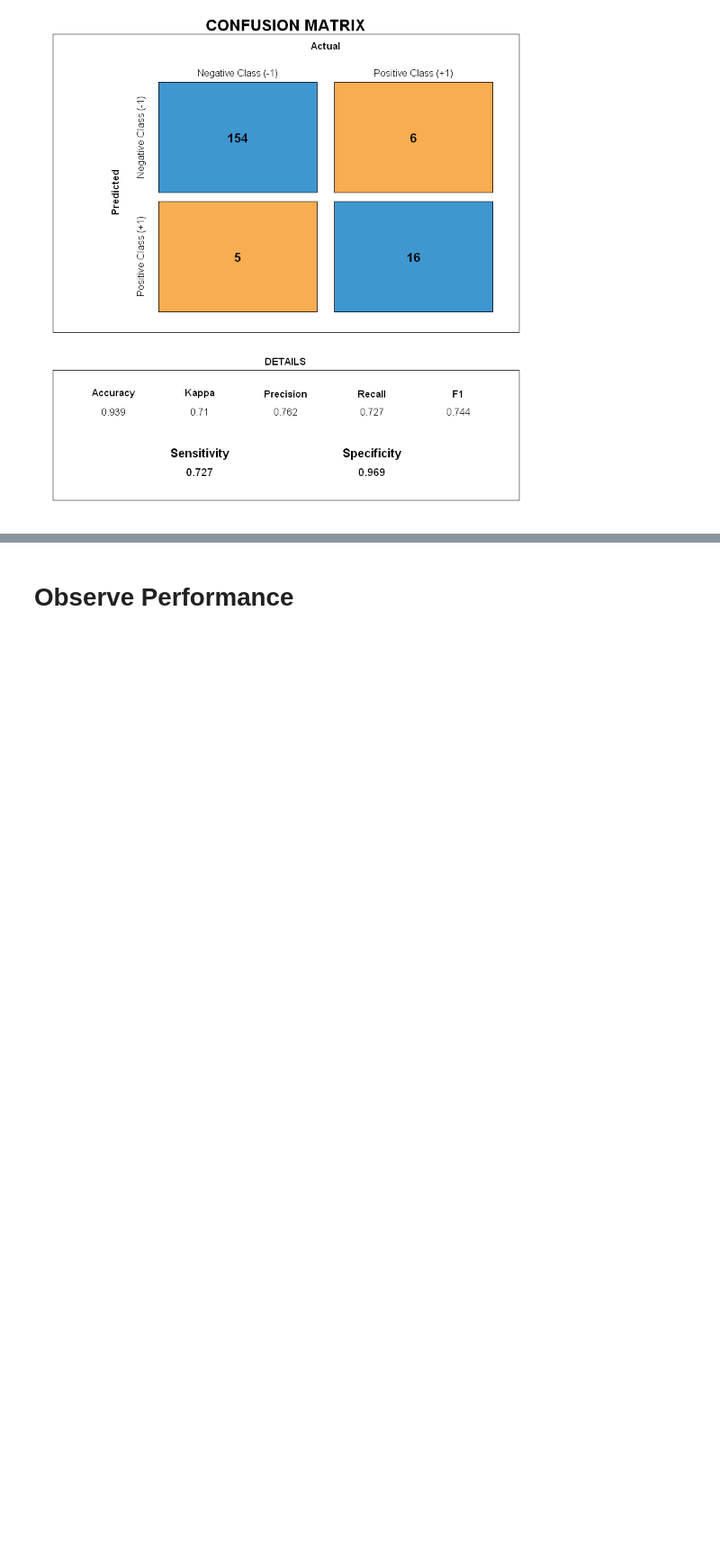
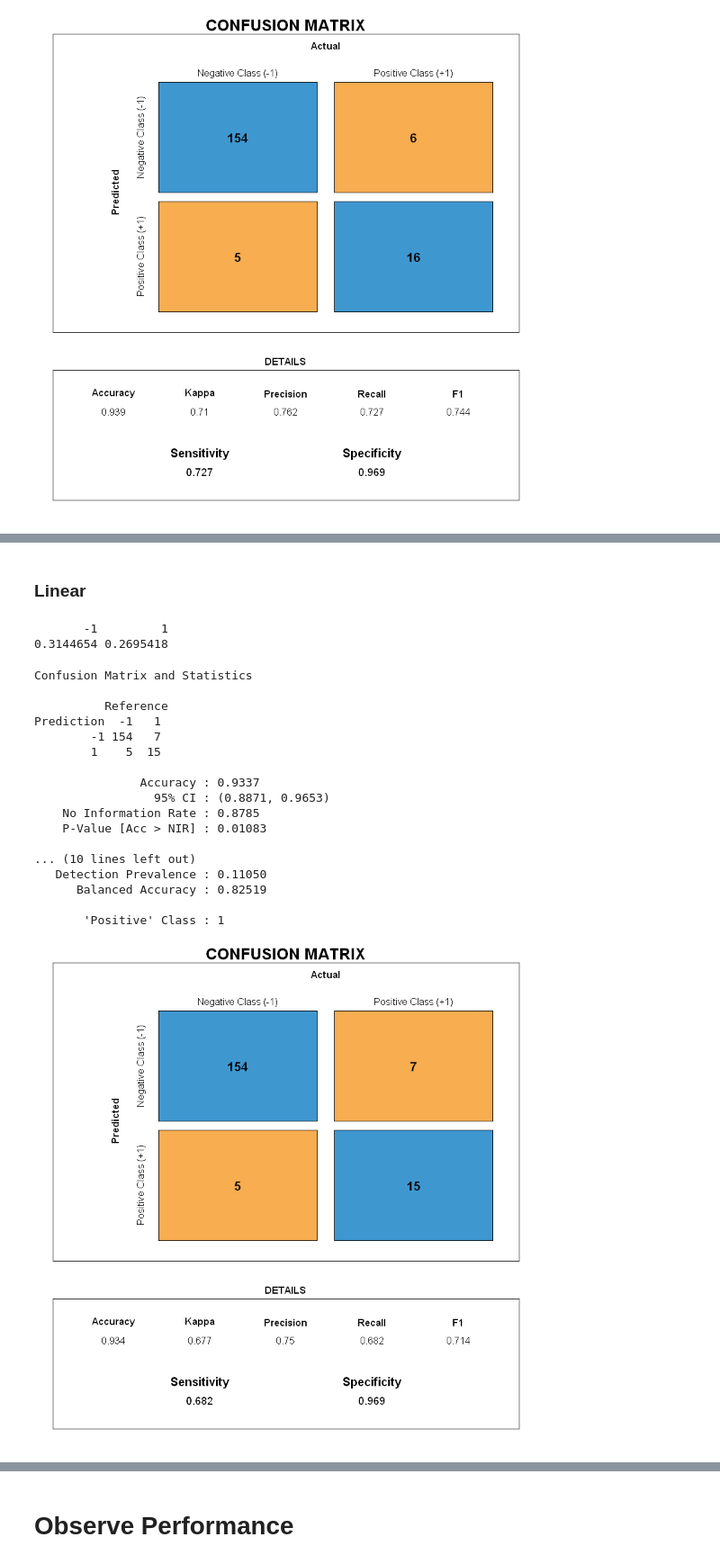
Before and after one commit to jakechinmk/data_science, a Jupyter notebook: hepc/notebook/data_mining_assignment_2.ipynb, the cells around one changed output, grey strips where cells are left out. Shown: that part at 90% size. Drawn from its saved outputs; the diff is of its cells as text; code cells hidden in the pictures; blank space fills up the shorter version.

```diff
--- a/hepc/notebook/data_mining_assignment_2.ipynb
+++ b/hepc/notebook/data_mining_assignment_2.ipynb
@@ -687,0 +737,43 @@ Prediction  -1   1
+# %% [markdown]
+### Linear
+# %%
+weights <- 100 / table(train.4$general_category)
+
+# weights[1] <- 0.4
+# weights[2] <- 0.6
+weights
+# %% [output]
+       -1         1
+0.3144654 0.2695418
+# %%
+classifier4.1 <- svm(formula= general_category ~ .,
+                   data=train.4,
+                   type='C-classification',
+                   kernel='linear',
+                   cross=5,
+                   class.weights=weights
+                  )
+
+y_pred <- predict(classifier4.1, newdata=valid)
+cm <- confusionMatrix(y_pred, valid[, 'general_category'], positive="1")
+cm
+draw_confusion_matrix(cm)
+# %% [output]
+Confusion Matrix and Statistics
+
+          Reference
+Prediction  -1   1
+        -1 154   7
+        1    5  15
+
+               Accuracy : 0.9337
+                 95% CI : (0.8871, 0.9653)
+    No Information Rate : 0.8785
+    P-Value [Acc > NIR] : 0.01083
+
+... (10 lines left out)
+   Detection Prevalence : 0.11050
+      Balanced Accuracy : 0.82519
+
+       'Positive' Class : 1
+[figure, added]
```
Also changed, not shown: parts of 26 cells of this notebook, 1 other file.
